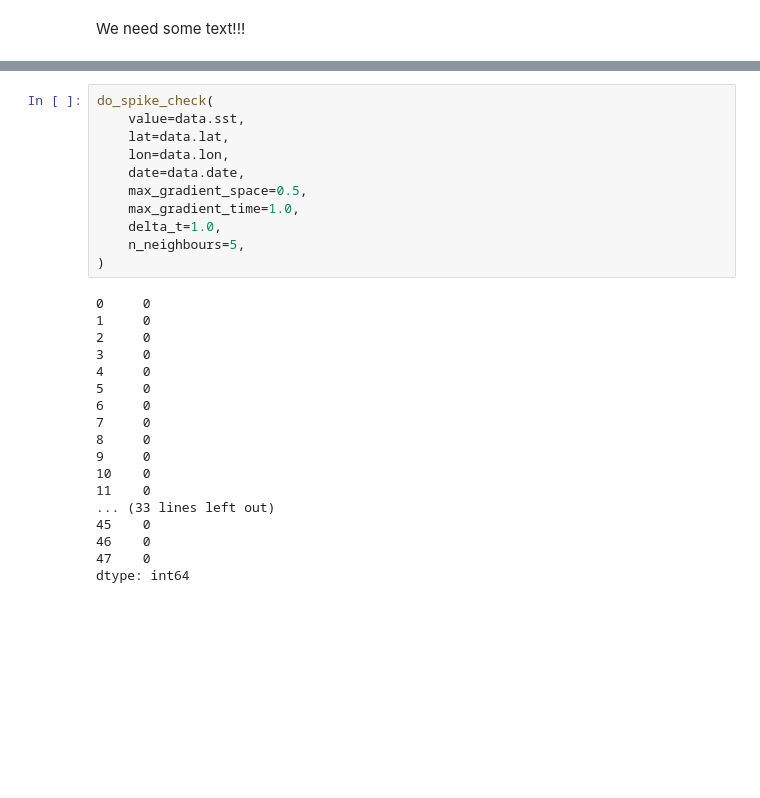
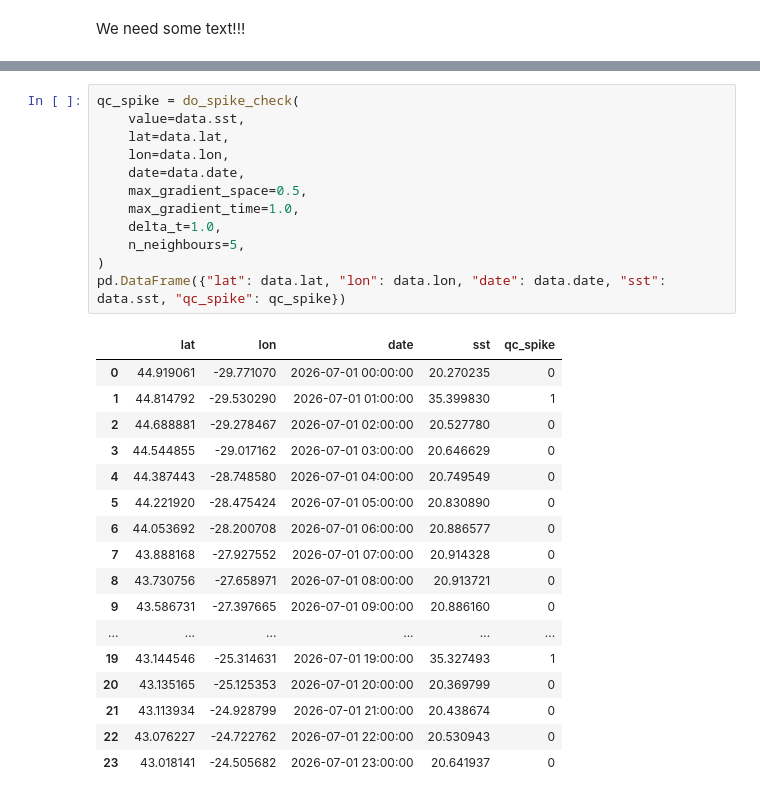
Before and after one commit to glamod/marine_qc, a Jupyter notebook: docs/notebooks/qc_sequential.ipynb, the cells around one changed output, grey strips where cells are left out. Saved outputs shown, nothing was run; the diff lists cells and outputs as text; blank space fills up the shorter version.

```diff
--- a/docs/notebooks/qc_sequential.ipynb
+++ b/docs/notebooks/qc_sequential.ipynb
@@ -54,29 +73,30 @@ plt.show()
 # %%
-do_spike_check(
+qc_spike = do_spike_check(
     value=data.sst,
     lat=data.lat,
     lon=data.lon,
     date=data.date,
     max_gradient_space=0.5,
     max_gradient_time=1.0,
     delta_t=1.0,
     n_neighbours=5,
 )
+pd.DataFrame({"lat": data.lat, "lon": data.lon, "date": data.date, "sst": data.sst, "qc_spike": qc_spike})
 # %% [output]
-0     0
-1     0
-2     0
-3     0
-4     0
-5     0
-6     0
-7     0
-8     0
-9     0
-10    0
-11    0
-... (33 lines left out)
-45    0
-46    0
-47    0
-dtype: int64
+|  | lat | lon | date | sst | qc_spike |
+| 0 | 44.919061 | -29.771070 | 2026-07-01 00:00:00 | 20.270235 | 0 |
+| 1 | 44.814792 | -29.530290 | 2026-07-01 01:00:00 | 35.399830 | 1 |
+| 2 | 44.688881 | -29.278467 | 2026-07-01 02:00:00 | 20.527780 | 0 |
+| 3 | 44.544855 | -29.017162 | 2026-07-01 03:00:00 | 20.646629 | 0 |
+| 4 | 44.387443 | -28.748580 | 2026-07-01 04:00:00 | 20.749549 | 0 |
+| 5 | 44.221920 | -28.475424 | 2026-07-01 05:00:00 | 20.830890 | 0 |
+| 6 | 44.053692 | -28.200708 | 2026-07-01 06:00:00 | 20.886577 | 0 |
+| 7 | 43.888168 | -27.927552 | 2026-07-01 07:00:00 | 20.914328 | 0 |
+| 8 | 43.730756 | -27.658971 | 2026-07-01 08:00:00 | 20.913721 | 0 |
+| 9 | 43.586731 | -27.397665 | 2026-07-01 09:00:00 | 20.886160 | 0 |
+| ... | ... | ... | ... | ... | ... |
+| 19 | 43.144546 | -25.314631 | 2026-07-01 19:00:00 | 35.327493 | 1 |
+| 20 | 43.135165 | -25.125353 | 2026-07-01 20:00:00 | 20.369799 | 0 |
+| 21 | 43.113934 | -24.928799 | 2026-07-01 21:00:00 | 20.438674 | 0 |
+| 22 | 43.076227 | -24.722762 | 2026-07-01 22:00:00 | 20.530943 | 0 |
+| 23 | 43.018141 | -24.505682 | 2026-07-01 23:00:00 | 20.641937 | 0 |
```
Also changed, not shown: parts of 11 cells of this notebook, 1 other file.
